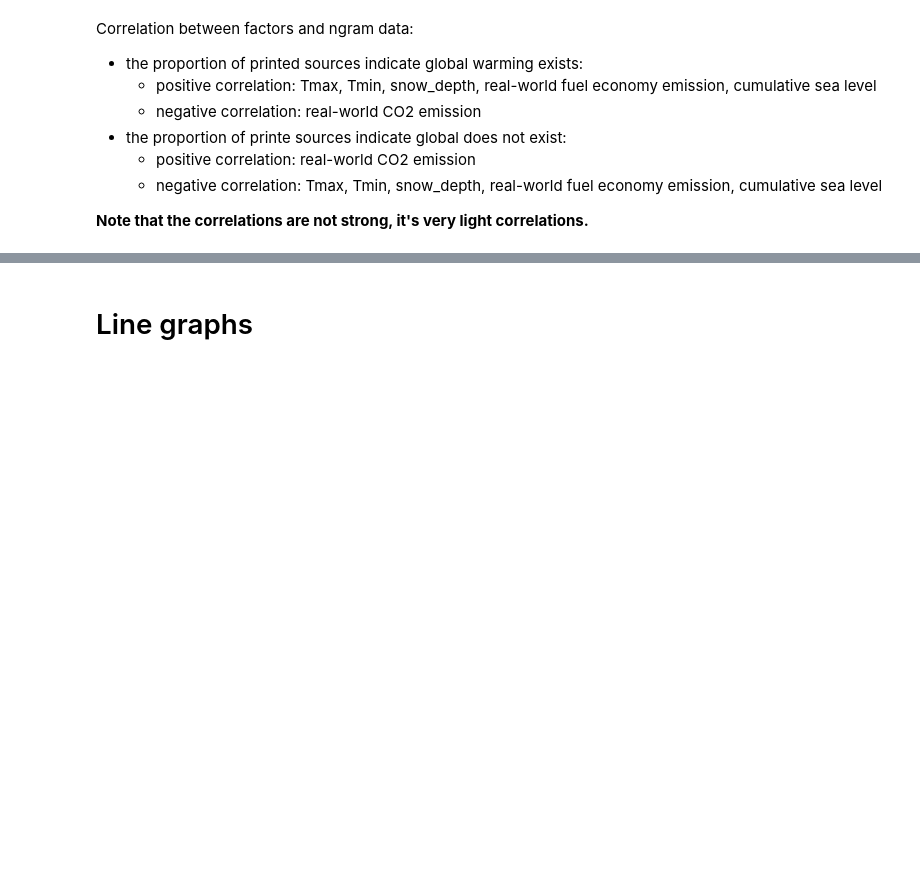
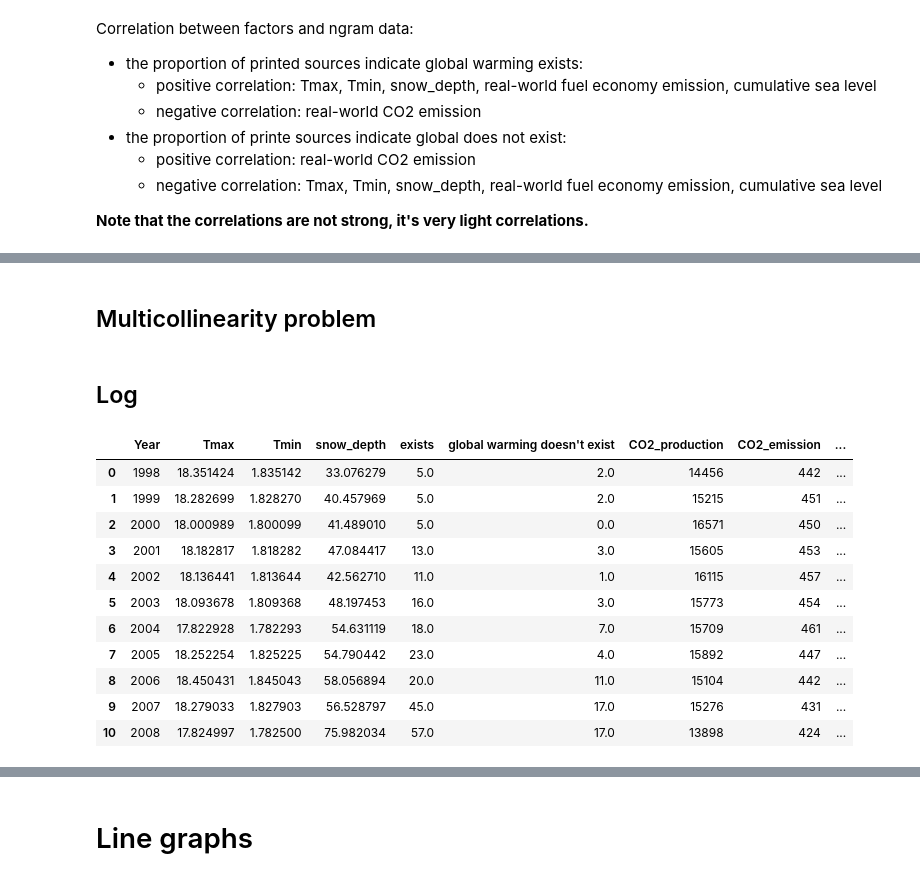
Before and after one commit to estellaleee/Global_warming_existance, a Jupyter notebook: dataVisualization.ipynb, the cells around one changed output, grey strips where cells are left out. Drawn from its saved outputs; the diff is of its cells as text; code cells hidden in the pictures; blank space fills up the shorter version.

```diff
--- a/dataVisualization.ipynb
+++ b/dataVisualization.ipynb
@@ -182,0 +308,19 @@ Correlation between factors and ngram data:
+# %% [markdown]
+## Multicollinearity problem
+# %% [markdown]
+## Log
+# %%
+df
+# %% [output]
+|  | Year | Tmax | Tmin | snow_depth | exists | global warming doesn't exist | CO2_production | CO2_emission | ... |
+| 0 | 1998 | 18.351424 | 1.835142 | 33.076279 | 5.0 | 2.0 | 14456 | 442 | ... |
+| 1 | 1999 | 18.282699 | 1.828270 | 40.457969 | 5.0 | 2.0 | 15215 | 451 | ... |
+| 2 | 2000 | 18.000989 | 1.800099 | 41.489010 | 5.0 | 0.0 | 16571 | 450 | ... |
+| 3 | 2001 | 18.182817 | 1.818282 | 47.084417 | 13.0 | 3.0 | 15605 | 453 | ... |
+| 4 | 2002 | 18.136441 | 1.813644 | 42.562710 | 11.0 | 1.0 | 16115 | 457 | ... |
+| 5 | 2003 | 18.093678 | 1.809368 | 48.197453 | 16.0 | 3.0 | 15773 | 454 | ... |
+| 6 | 2004 | 17.822928 | 1.782293 | 54.631119 | 18.0 | 7.0 | 15709 | 461 | ... |
+| 7 | 2005 | 18.252254 | 1.825225 | 54.790442 | 23.0 | 4.0 | 15892 | 447 | ... |
+| 8 | 2006 | 18.450431 | 1.845043 | 58.056894 | 20.0 | 11.0 | 15104 | 442 | ... |
+| 9 | 2007 | 18.279033 | 1.827903 | 56.528797 | 45.0 | 17.0 | 15276 | 431 | ... |
+| 10 | 2008 | 17.824997 | 1.782500 | 75.982034 | 57.0 | 17.0 | 13898 | 424 | ... |
```
Also changed, not shown: parts of 21 cells of this notebook.
